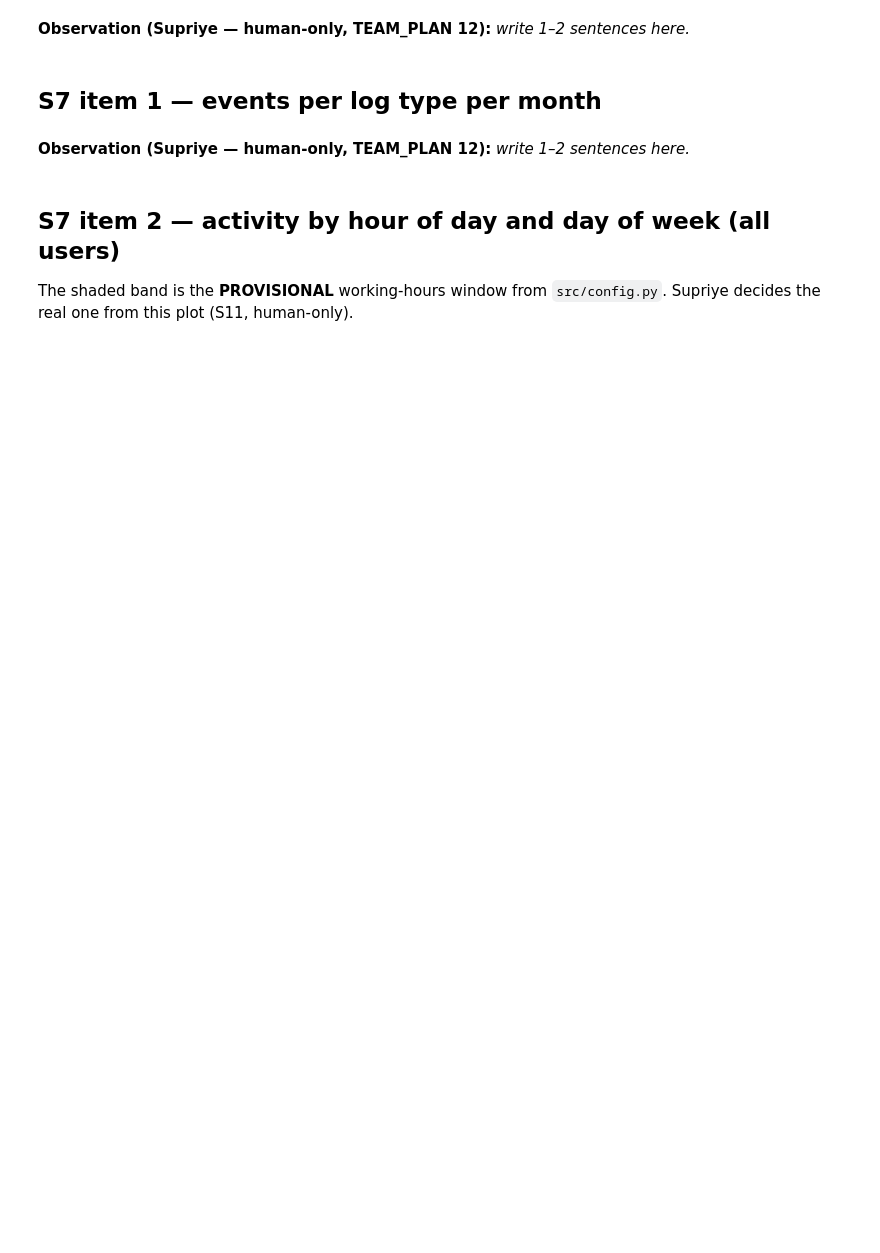
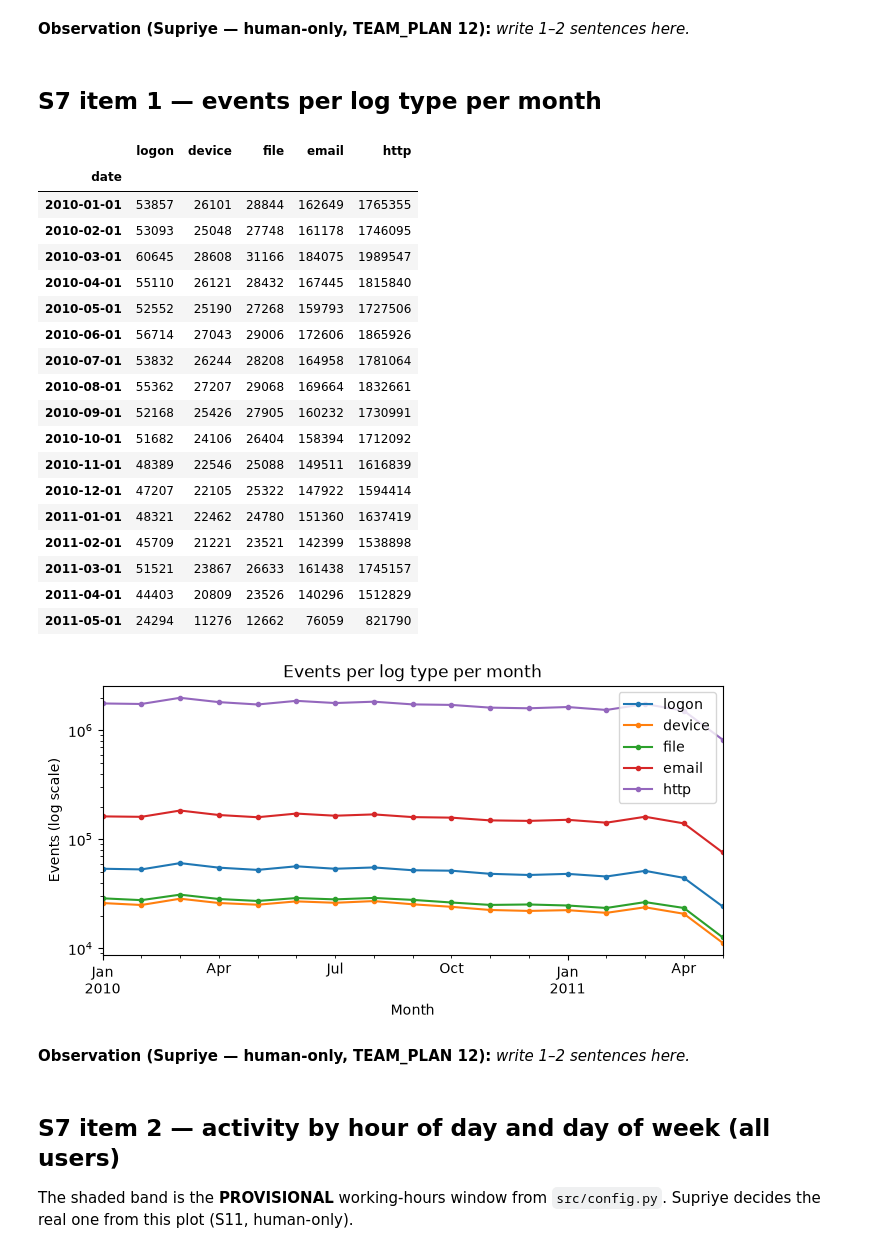
Before and after one commit to SupriyeAmatya/AI-Based-User-and-Entity-Behavior-Analytics-for-Insider-Threat-Detection, a Jupyter notebook: notebooks/01_eda.ipynb, the cells around one changed output. Cells and saved outputs as stored; diff of their text form; code cells hidden in the pictures; blank space fills up the shorter version.

Commit message:
S6, S7, S8: executed EDA notebook, label/split tables, EDA figures incl. F1
Co-Authored-By: Claude Opus 5.5 <noreply@anthropic.com>

```diff
--- a/notebooks/01_eda.ipynb
+++ b/notebooks/01_eda.ipynb
@@ -61,18 +75,39 @@ report
 # %%
 monthly, hourly, weekday = {}, {}, {}
 for log in LOGS:
     d = pq.read_table(PARQUET_DIR / f'{log}.parquet', columns=['date'])['date'].to_pandas()
     monthly[log] = d.dt.to_period('M').value_counts().sort_index()
     hourly[log] = d.dt.hour.value_counts().sort_index()
-    weekday[log] = d.dt.dayofweek.value_counts().sort_index()
+    weekday[log] = d.dt.day_of_week.value_counts().sort_index()
     del d
 monthly = pd.DataFrame(monthly).fillna(0).astype(int)
 fig, ax = plt.subplots(figsize=(8, 3.5))
 monthly.index = monthly.index.to_timestamp()
 monthly.plot(ax=ax, marker='o', ms=3)
 ax.set(yscale='log', xlabel='Month', ylabel='Events (log scale)', title='Events per log type per month')
 save(fig, 'eda_events_per_month')
 monthly
+# %% [output]
+|  | logon | device | file | email | http |
+| date |  |  |  |  |  |
+| 2010-01-01 | 53857 | 26101 | 28844 | 162649 | 1765355 |
+| 2010-02-01 | 53093 | 25048 | 27748 | 161178 | 1746095 |
+| 2010-03-01 | 60645 | 28608 | 31166 | 184075 | 1989547 |
+| 2010-04-01 | 55110 | 26121 | 28432 | 167445 | 1815840 |
+| 2010-05-01 | 52552 | 25190 | 27268 | 159793 | 1727506 |
+| 2010-06-01 | 56714 | 27043 | 29006 | 172606 | 1865926 |
+| 2010-07-01 | 53832 | 26244 | 28208 | 164958 | 1781064 |
+| 2010-08-01 | 55362 | 27207 | 29068 | 169664 | 1832661 |
+| 2010-09-01 | 52168 | 25426 | 27905 | 160232 | 1730991 |
+| 2010-10-01 | 51682 | 24106 | 26404 | 158394 | 1712092 |
+| 2010-11-01 | 48389 | 22546 | 25088 | 149511 | 1616839 |
+| 2010-12-01 | 47207 | 22105 | 25322 | 147922 | 1594414 |
+| 2011-01-01 | 48321 | 22462 | 24780 | 151360 | 1637419 |
+| 2011-02-01 | 45709 | 21221 | 23521 | 142399 | 1538898 |
+| 2011-03-01 | 51521 | 23867 | 26633 | 161438 | 1745157 |
+| 2011-04-01 | 44403 | 20809 | 23526 | 140296 | 1512829 |
+| 2011-05-01 | 24294 | 11276 | 12662 | 76059 | 821790 |
+[figure, added]
 # %% [markdown]
 **Observation (Supriye — human-only, TEAM_PLAN 12):** _write 1–2 sentences here._
 # %% [markdown]
```
Also changed, not shown: parts of 9 cells of this notebook, 15 other files.
